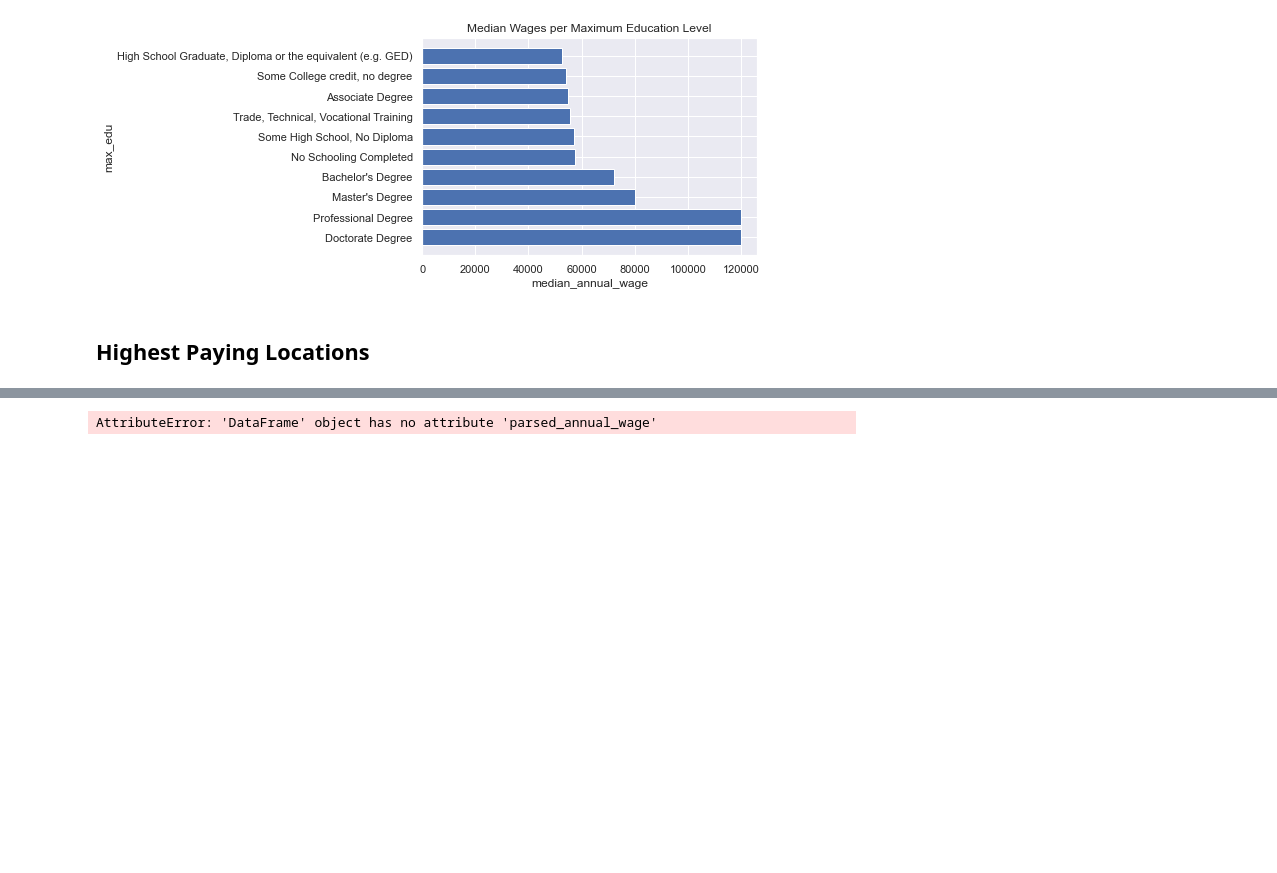
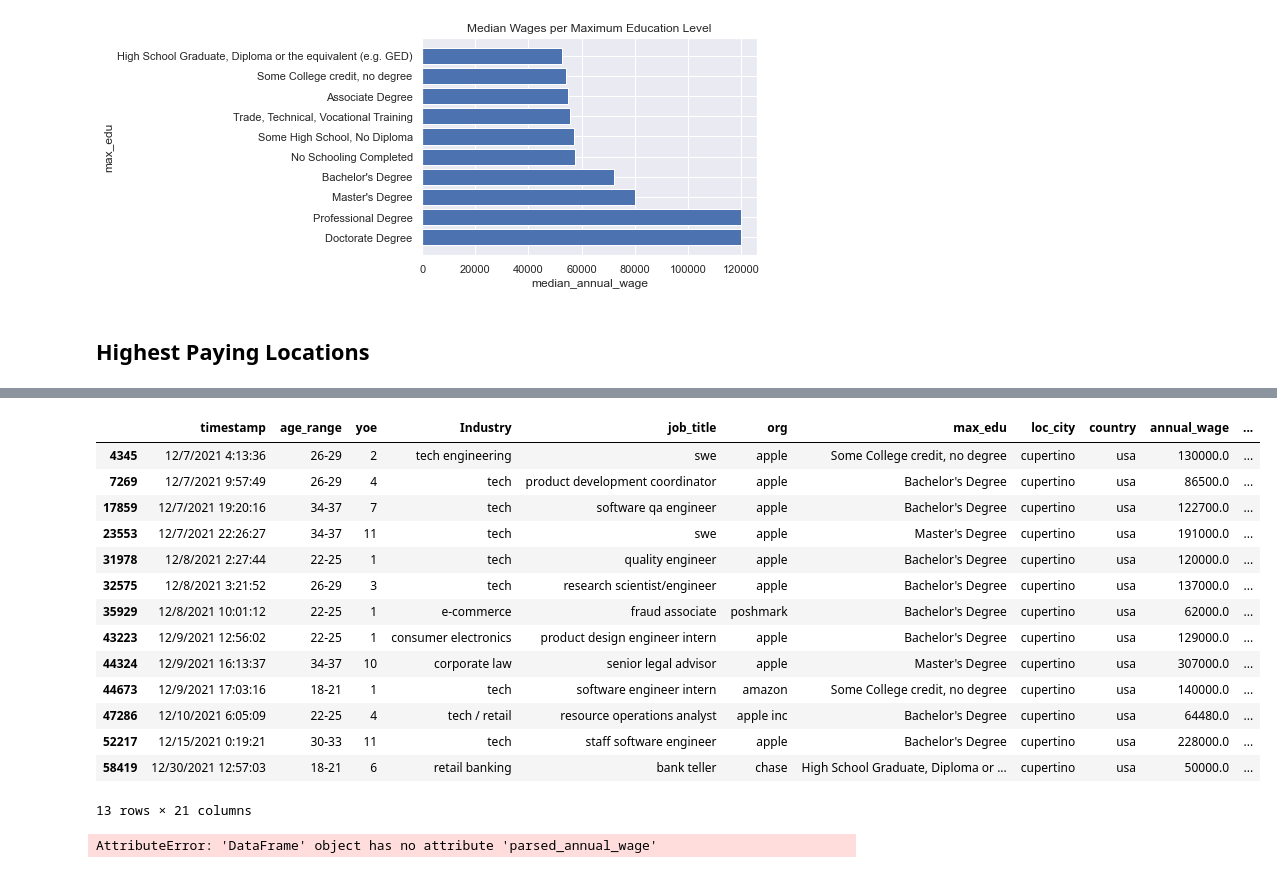
Before and after one commit to vatsal220/medium_articles, a Jupyter notebook: salary_analytics/salary.ipynb, the cells around one changed output, grey strips where cells are left out. Saved outputs shown, nothing was run; the diff lists cells and outputs as text; code cells hidden in the pictures; blank space fills up the shorter version.

```diff
--- a/salary_analytics/salary.ipynb
+++ b/salary_analytics/salary.ipynb
@@ -473,3 +506,21 @@ visualize_group(
+# %%
+d[d['loc_city'] == 'cupertino']
+# %% [output]
+|  | timestamp | age_range | yoe | Industry | job_title | org | max_edu | loc_city | country | annual_wage | ... |
+| 4345 | 12/7/2021 4:13:36 | 26-29 | 2 | tech engineering | swe | apple | Some College credit, no degree | cupertino | usa | 130000.0 | ... |
+| 7269 | 12/7/2021 9:57:49 | 26-29 | 4 | tech | product development coordinator | apple | Bachelor's Degree | cupertino | usa | 86500.0 | ... |
+| 17859 | 12/7/2021 19:20:16 | 34-37 | 7 | tech | software qa engineer | apple | Bachelor's Degree | cupertino | usa | 122700.0 | ... |
+| 23553 | 12/7/2021 22:26:27 | 34-37 | 11 | tech | swe | apple | Master's Degree | cupertino | usa | 191000.0 | ... |
+| 31978 | 12/8/2021 2:27:44 | 22-25 | 1 | tech | quality engineer | apple | Bachelor's Degree | cupertino | usa | 120000.0 | ... |
+| 32575 | 12/8/2021 3:21:52 | 26-29 | 3 | tech | research scientist/engineer | apple | Bachelor's Degree | cupertino | usa | 137000.0 | ... |
+| 35929 | 12/8/2021 10:01:12 | 22-25 | 1 | e-commerce | fraud associate | poshmark | Bachelor's Degree | cupertino | usa | 62000.0 | ... |
+| 43223 | 12/9/2021 12:56:02 | 22-25 | 1 | consumer electronics | product design engineer intern | apple | Bachelor's Degree | cupertino | usa | 129000.0 | ... |
+| 44324 | 12/9/2021 16:13:37 | 34-37 | 10 | corporate law | senior legal advisor | apple | Master's Degree | cupertino | usa | 307000.0 | ... |
+| 44673 | 12/9/2021 17:03:16 | 18-21 | 1 | tech | software engineer intern | amazon | Some College credit, no degree | cupertino | usa | 140000.0 | ... |
+| 47286 | 12/10/2021 6:05:09 | 22-25 | 4 | tech / retail | resource operations analyst | apple inc | Bachelor's Degree | cupertino | usa | 64480.0 | ... |
+| 52217 | 12/15/2021 0:19:21 | 30-33 | 11 | tech | staff software engineer | apple | Bachelor's Degree | cupertino | usa | 228000.0 | ... |
+| 58419 | 12/30/2021 12:57:03 | 18-21 | 6 | retail banking | bank teller | chase | High School Graduate, Diploma or ... | cupertino | usa | 50000.0 | ... |
+13 rows × 21 columns
 # %%
 d['is_ds'] = d['job_title'].apply(lambda x : [True if str(x).lower() in ['data', 'science', 'scientist', 'research'] else False][0])
 # %%
```
Also changed, not shown: parts of 13 cells of this notebook.
